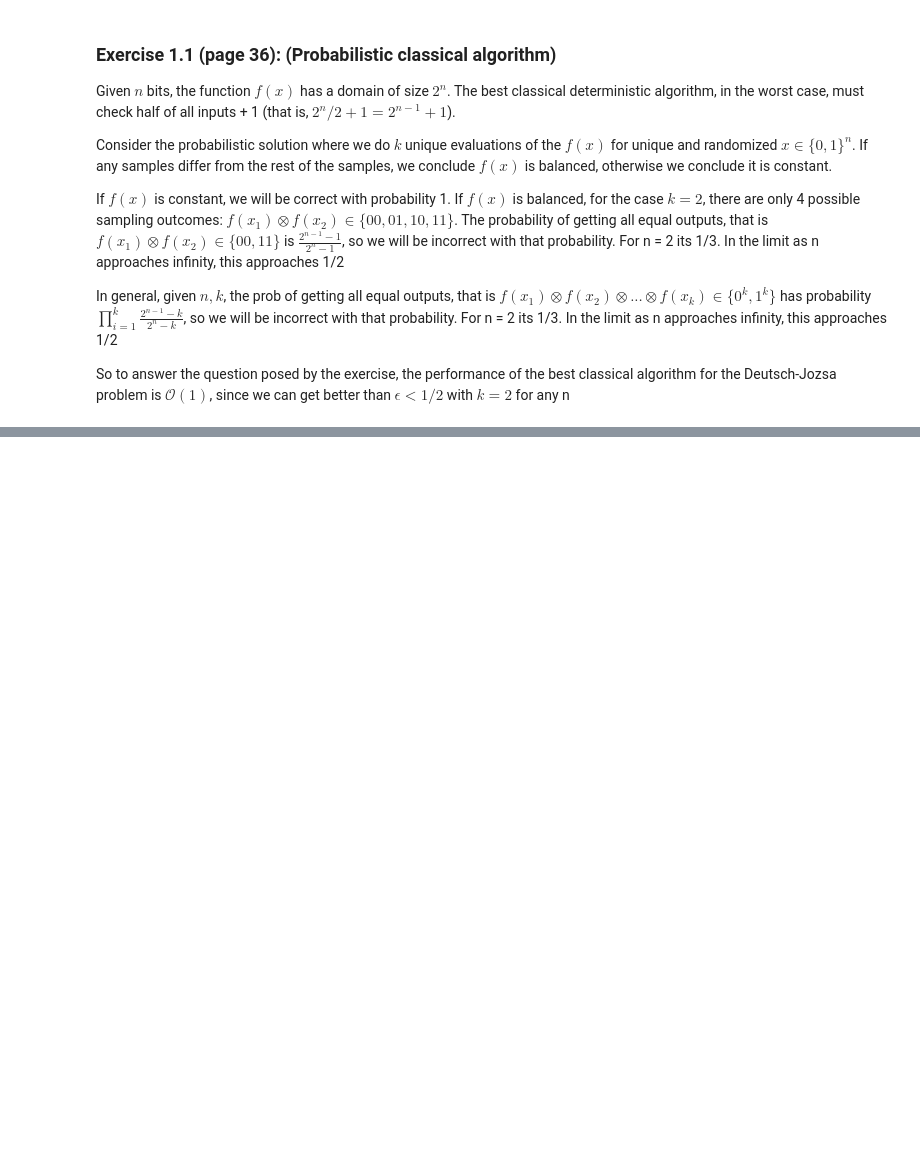
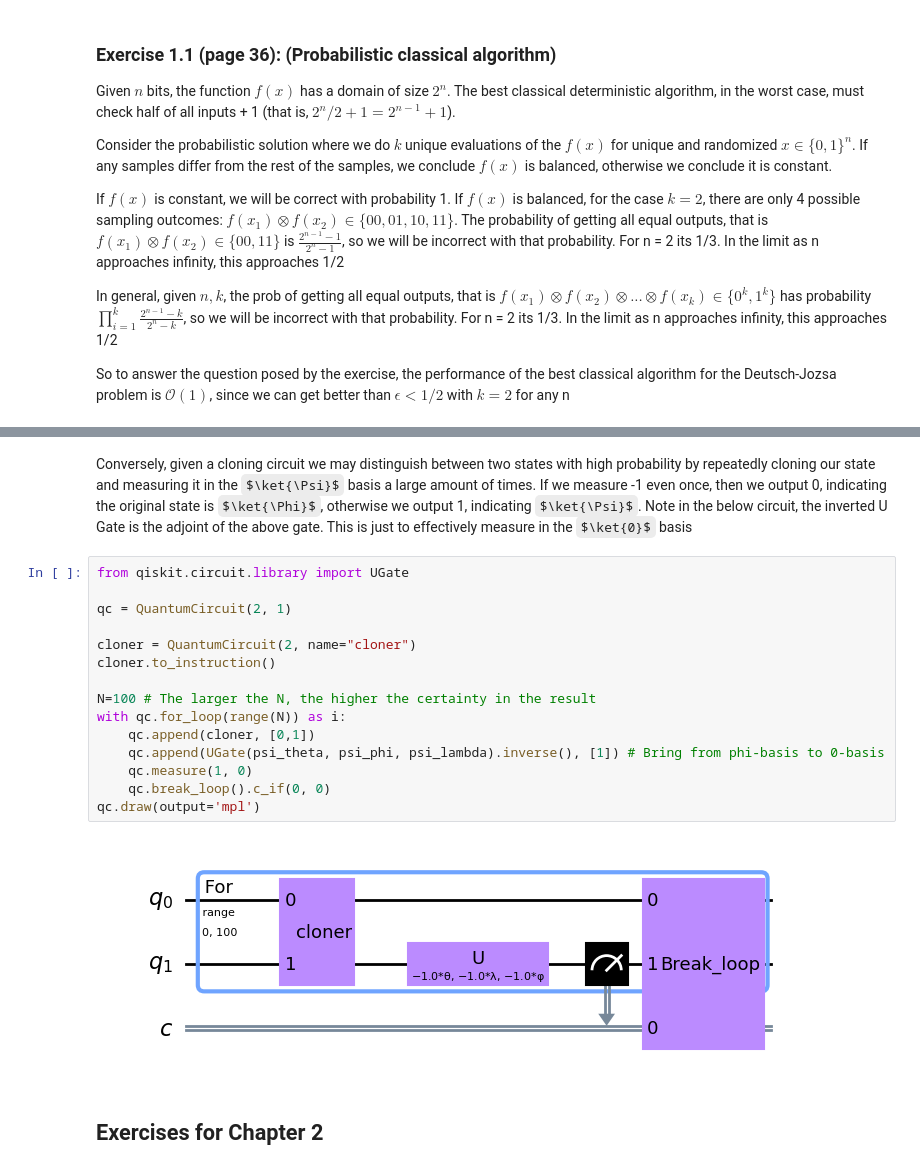
Before and after one commit to charlysotelo/Quantum-Computation-and-Quantum-Information-Solutions, a Jupyter notebook: QC_Exercises.ipynb, the cells around one changed output, grey strips where cells are left out. Cells and saved outputs as stored; diff of their text form; some formulas as TeX source; blank space fills up the shorter version.

```diff
--- a/QC_Exercises.ipynb
+++ b/QC_Exercises.ipynb
@@ -30,0 +83,21 @@ epsilon(50, 2)
+# %% [markdown]
+Conversely, given a cloning circuit we may distinguish between two states with high probability by repeatedly cloning our state and measuring it in the $\ket{\Psi}$ basis a large amount of times. If we measure -1 even once, then we output 0, indicating the original state is $\ket{\Phi}$, otherwise we output 1, indicating  $\ket{\Psi}$. Note in the below circuit, the inverted U Gate is the adjoint of the above gate. This is just to effectively measure in the $\ket{0}$ basis
+# %%
+from qiskit.circuit.library import UGate
+
+qc = QuantumCircuit(2, 1)
+
+cloner = QuantumCircuit(2, name="cloner")
+cloner.to_instruction()
+
+N=100 # The larger the N, the higher the certainty in the result
+with qc.for_loop(range(N)) as i:
+    qc.append(cloner, [0,1])
+    qc.append(UGate(psi_theta, psi_phi, psi_lambda).inverse(), [1]) # Bring from phi-basis to 0-basis
+    qc.measure(1, 0)
+    qc.break_loop().c_if(0, 0)
+qc.draw(output='mpl')
+# %% [output]
+[figure, added]
+# %% [markdown]
+## Exercises for Chapter 2
```
Also changed, not shown: parts of 16 cells of this notebook.
